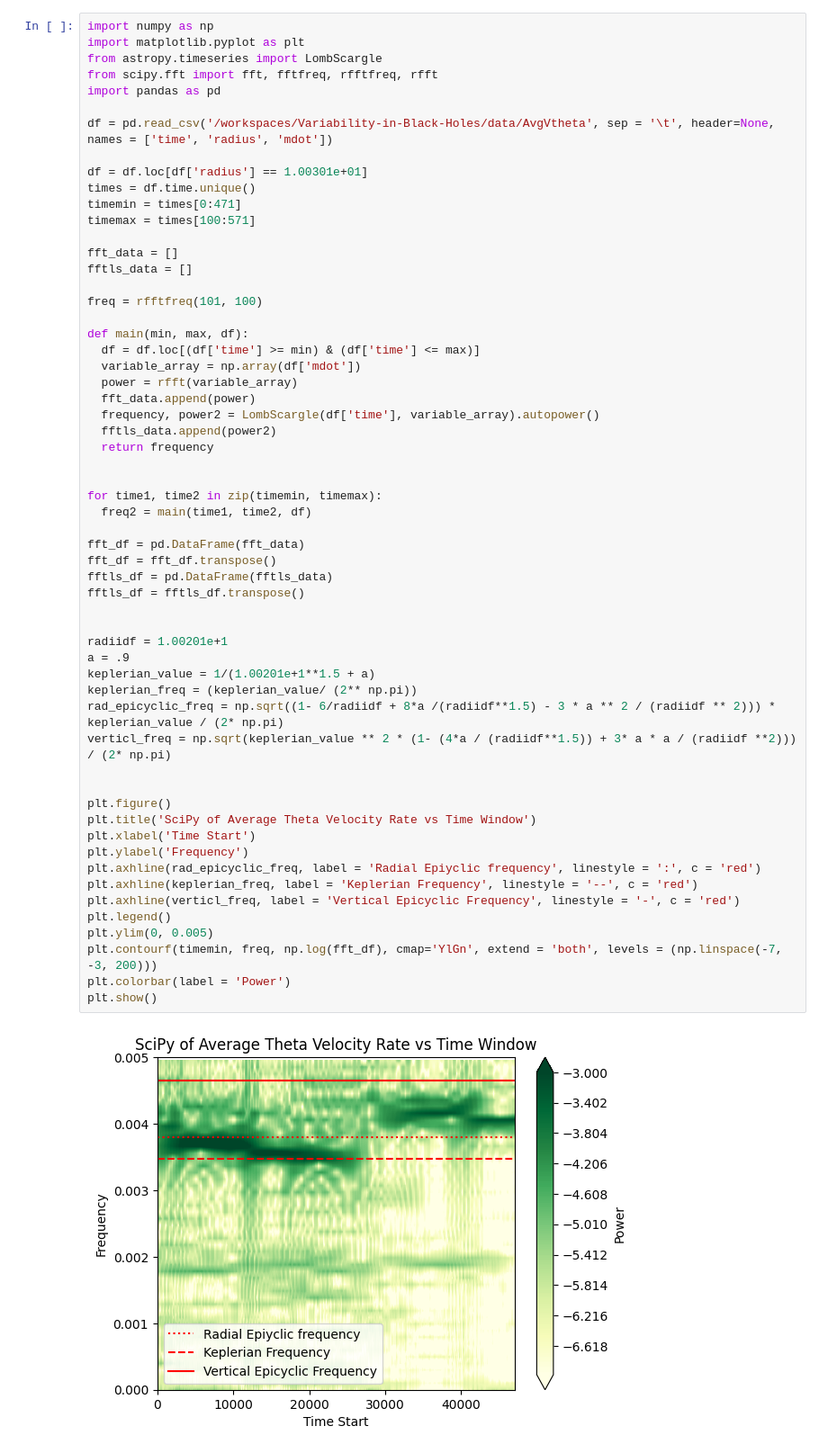
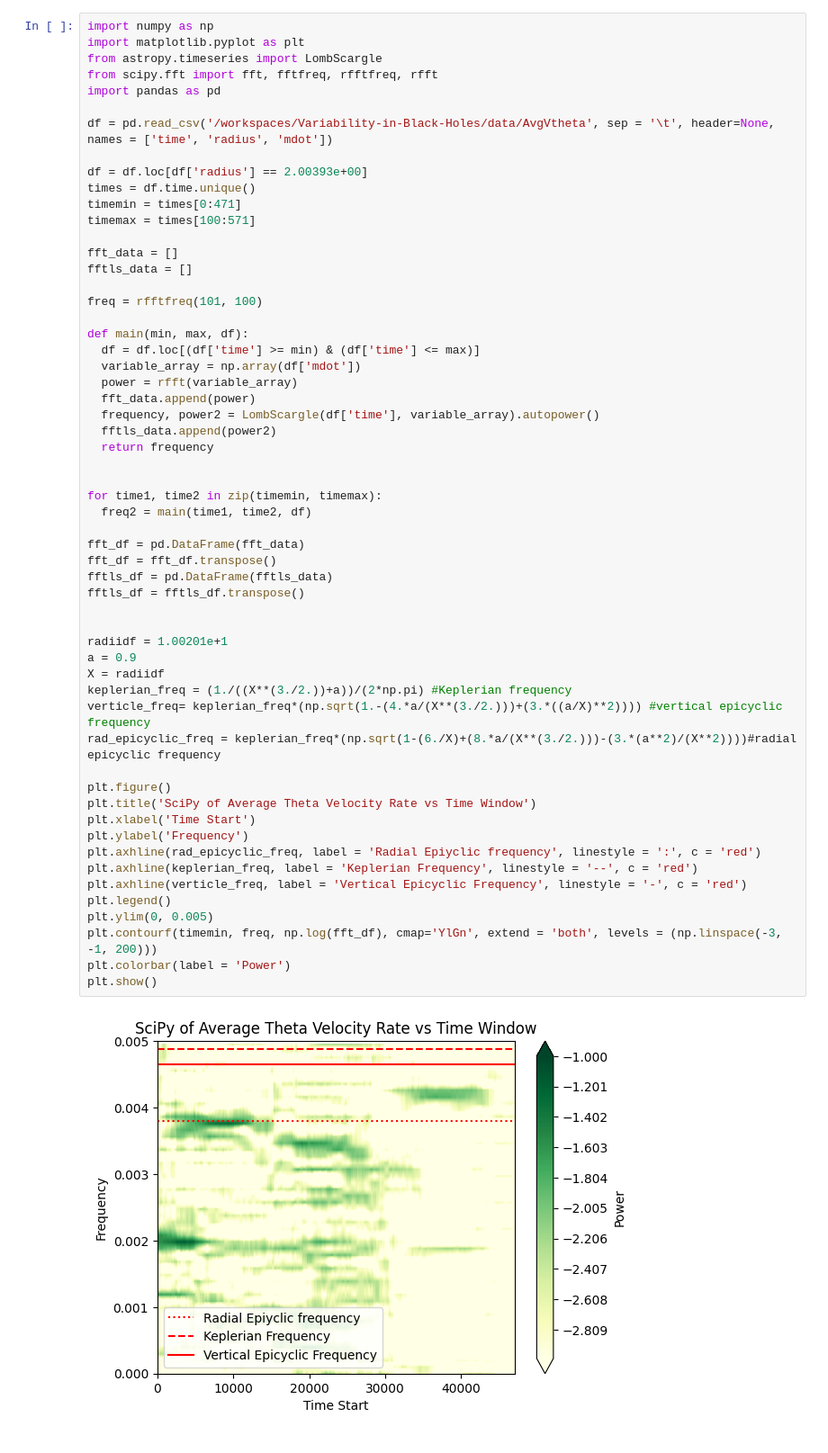
Before and after one commit to AzaleaSh/Variability-in-Black-Holes, a Jupyter notebook: intermediate-power-spectrum.ipynb, the cells around one changed output. Shown at 90% size. Cells and saved outputs as stored; diff of their text form.

```diff
--- a/intermediate-power-spectrum.ipynb
+++ b/intermediate-power-spectrum.ipynb
@@ -7,7 +7,7 @@ import pandas as pd
 
 df = pd.read_csv('/workspaces/Variability-in-Black-Holes/data/AvgVtheta', sep = '\t', header=None, names = ['time', 'radius', 'mdot'])
 
-df = df.loc[df['radius'] == 1.00301e+01]
+df = df.loc[df['radius'] == 2.00393e+00]
 times = df.time.unique()
 timemin = times[0:471]
 timemax = times[100:571]
@@ -22,39 +22,38 @@ def main(min, max, df):
   variable_array = np.array(df['mdot'])
   power = rfft(variable_array)
   fft_data.append(power)
   frequency, power2 = LombScargle(df['time'], variable_array).autopower()
   fftls_data.append(power2)
   return frequency
 
 
 for time1, time2 in zip(timemin, timemax):
   freq2 = main(time1, time2, df)
 
 fft_df = pd.DataFrame(fft_data)
 fft_df = fft_df.transpose()
 fftls_df = pd.DataFrame(fftls_data)
 fftls_df = fftls_df.transpose()
 
 
 radiidf = 1.00201e+1
-a = .9
-keplerian_value = 1/(1.00201e+1**1.5 + a)
-keplerian_freq = (keplerian_value/ (2** np.pi))
-rad_epicyclic_freq = np.sqrt((1- 6/radiidf + 8*a /(radiidf**1.5) - 3 * a ** 2 / (radiidf ** 2))) * keplerian_value / (2* np.pi)
-verticl_freq = np.sqrt(keplerian_value ** 2 * (1- (4*a / (radiidf**1.5)) + 3* a * a / (radiidf **2))) / (2* np.pi)
-
+a = 0.9
+X = radiidf
+keplerian_freq = (1./((X**(3./2.))+a))/(2*np.pi) #Keplerian frequency
+verticle_freq= keplerian_freq*(np.sqrt(1.-(4.*a/(X**(3./2.)))+(3.*((a/X)**2)))) #vertical epicyclic frequency
+rad_epicyclic_freq = keplerian_freq*(np.sqrt(1-(6./X)+(8.*a/(X**(3./2.)))-(3.*(a**2)/(X**2))))#radial epicyclic frequency
 
 plt.figure()
 plt.title('SciPy of Average Theta Velocity Rate vs Time Window')
 plt.xlabel('Time Start')
 plt.ylabel('Frequency')
 plt.axhline(rad_epicyclic_freq, label = 'Radial Epiyclic frequency', linestyle = ':', c = 'red')
 plt.axhline(keplerian_freq, label = 'Keplerian Frequency', linestyle = '--', c = 'red')
-plt.axhline(verticl_freq, label = 'Vertical Epicyclic Frequency', linestyle = '-', c = 'red')
+plt.axhline(verticle_freq, label = 'Vertical Epicyclic Frequency', linestyle = '-', c = 'red')
 plt.legend()
 plt.ylim(0, 0.005)
-plt.contourf(timemin, freq, np.log(fft_df), cmap='YlGn', extend = 'both', levels = (np.linspace(-7, -3, 200)))
+plt.contourf(timemin, freq, np.log(fft_df), cmap='YlGn', extend = 'both', levels = (np.linspace(-3, -1, 200)))
 plt.colorbar(label = 'Power')
 plt.show()
 # %% [output]
-[figure, old version]
+[figure, new version]
```
Also changed, not shown: 2 other files.
